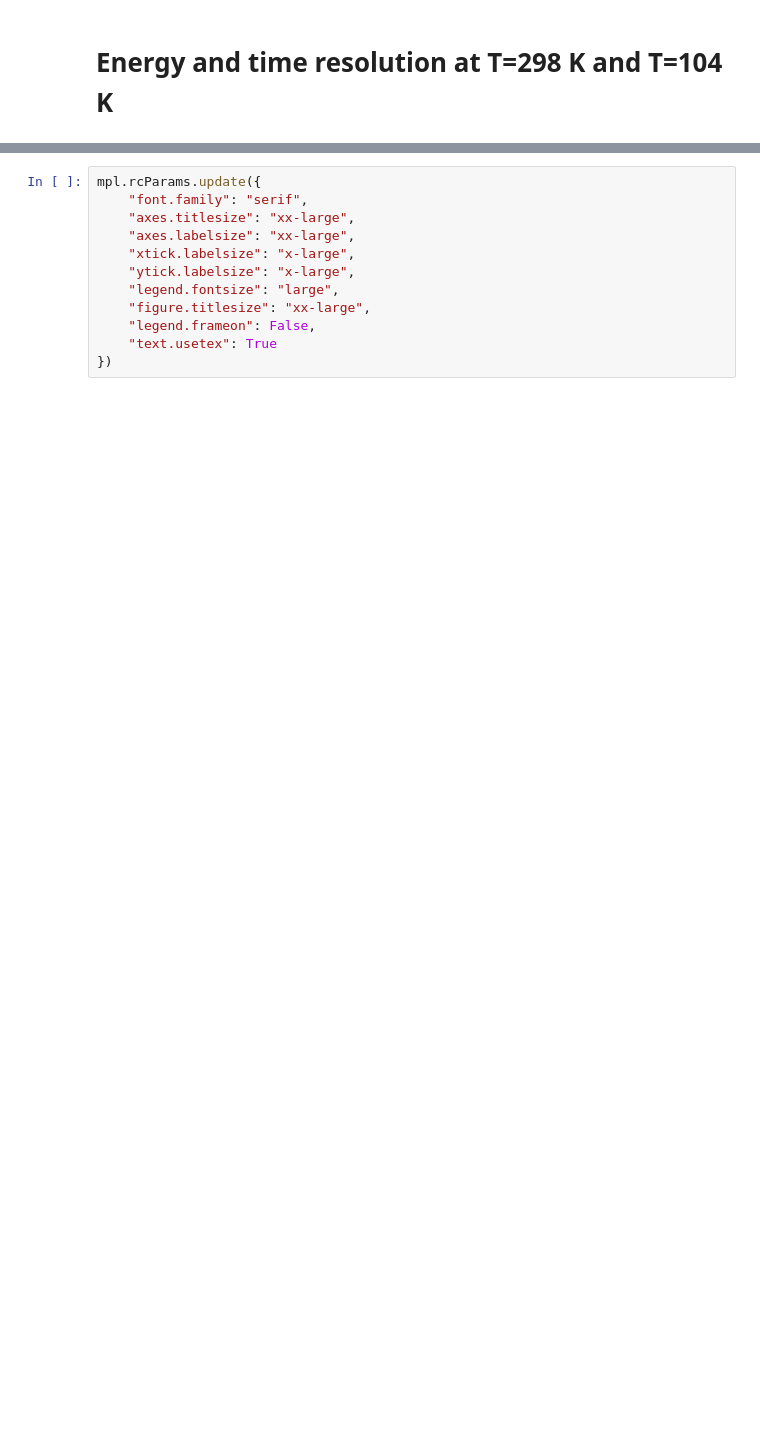
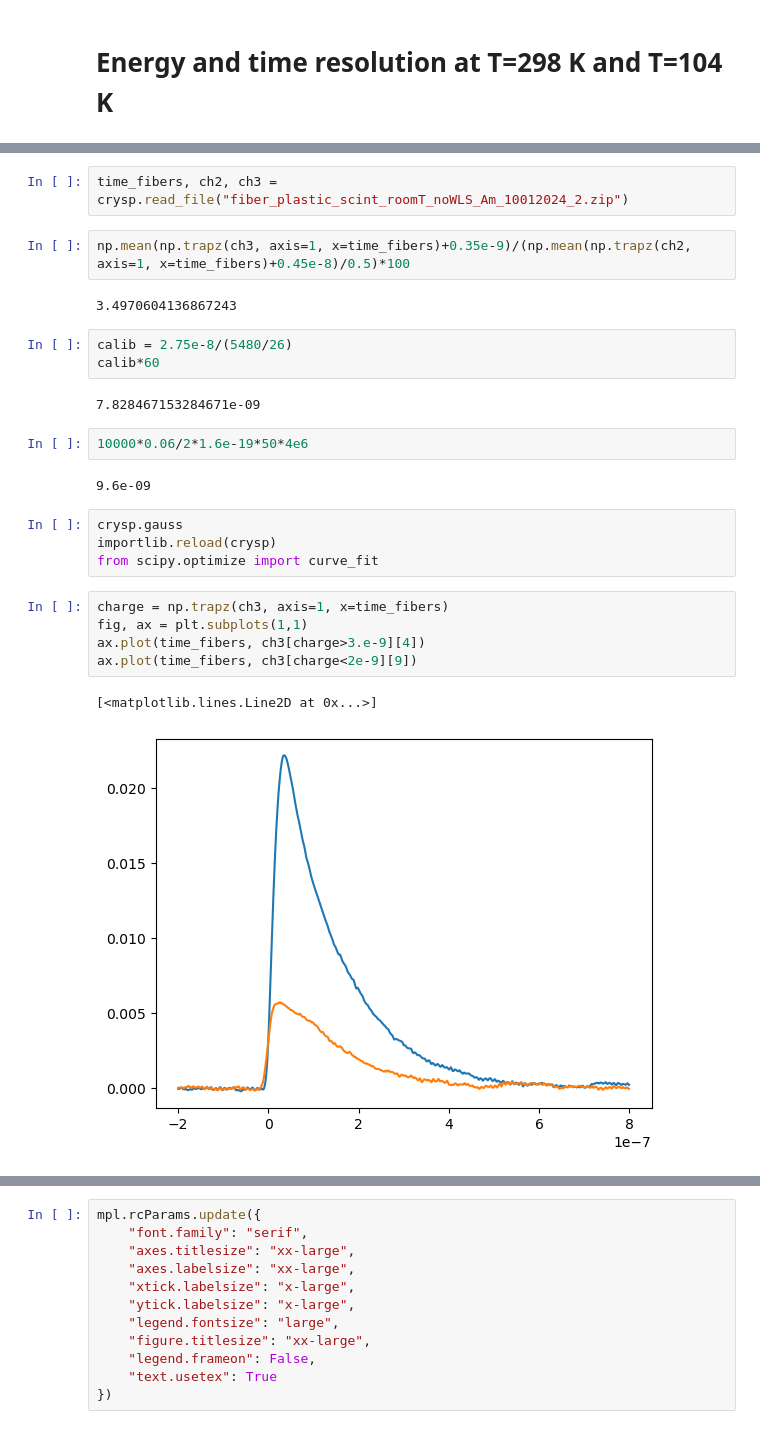
Before and after one commit to ESSDIPC/crysp, a Jupyter notebook: na22_analysis.ipynb, the cells around one changed output, grey strips where cells are left out. Drawn from its saved outputs; the diff is of its cells as text; blank space fills up the shorter version.

Commit message:
calibration nb

```diff
--- a/na22_analysis.ipynb
+++ b/na22_analysis.ipynb
@@ -10,0 +281,27 @@ from crysp import crysp
+# %%
+time_fibers, ch2, ch3 = crysp.read_file("fiber_plastic_scint_roomT_noWLS_Am_10012024_2.zip")
+# %%
+np.mean(np.trapz(ch3, axis=1, x=time_fibers)+0.35e-9)/(np.mean(np.trapz(ch2, axis=1, x=time_fibers)+0.45e-8)/0.5)*100
+# %% [output]
+3.4970604136867243
+# %%
+calib = 2.75e-8/(5480/26)
+calib*60
+# %% [output]
+7.828467153284671e-09
+# %%
+10000*0.06/2*1.6e-19*50*4e6
+# %% [output]
+9.6e-09
+# %%
+crysp.gauss
+importlib.reload(crysp)
+from scipy.optimize import curve_fit
+# %%
+charge = np.trapz(ch3, axis=1, x=time_fibers)
+fig, ax = plt.subplots(1,1)
+ax.plot(time_fibers, ch3[charge>3.e-9][4])
+ax.plot(time_fibers, ch3[charge<2e-9][9])
+# %% [output]
+[<matplotlib.lines.Line2D at 0x...>]
+[figure, added]
```
Also changed, not shown: parts of 43 cells of this notebook, 2 other files.
